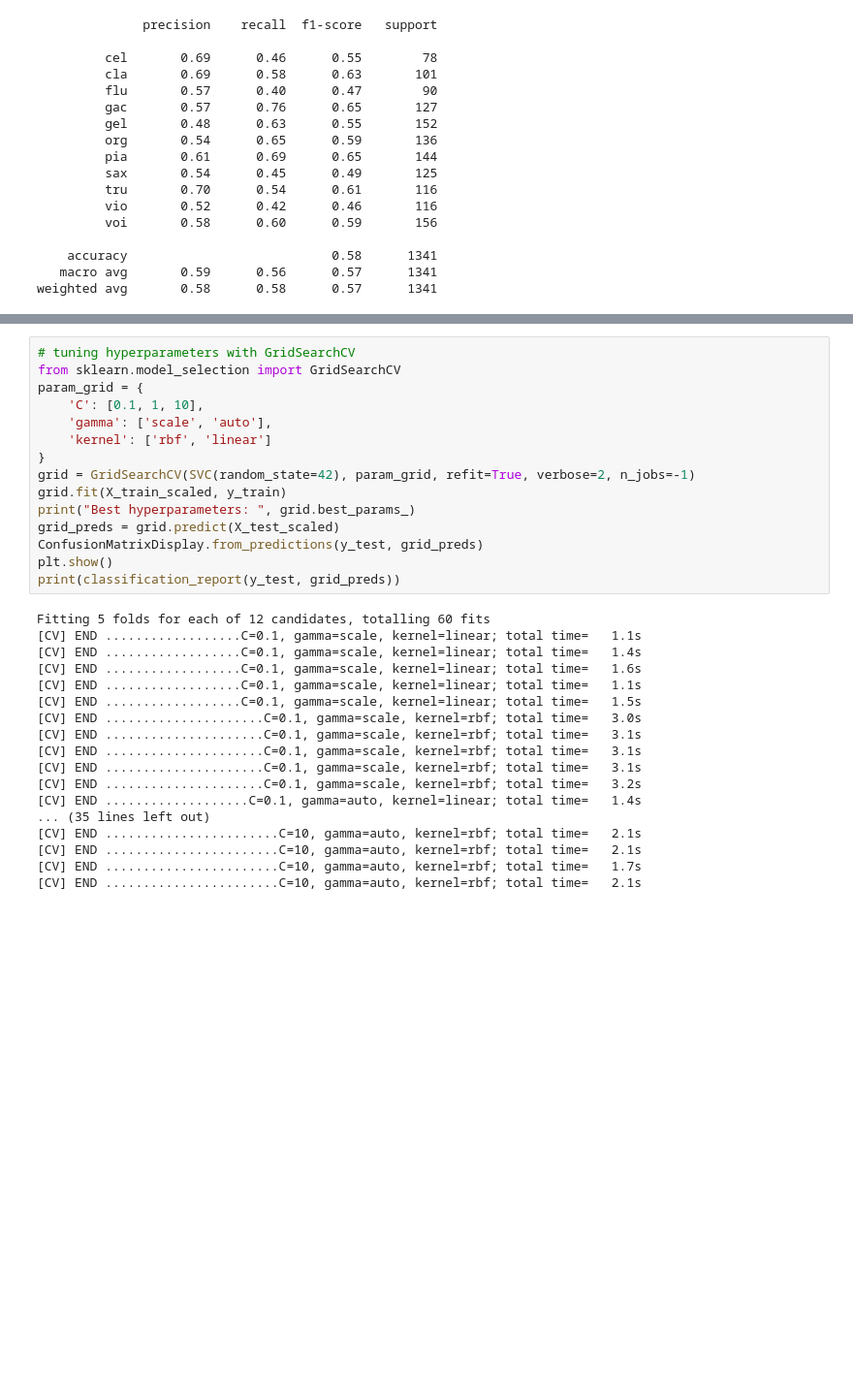
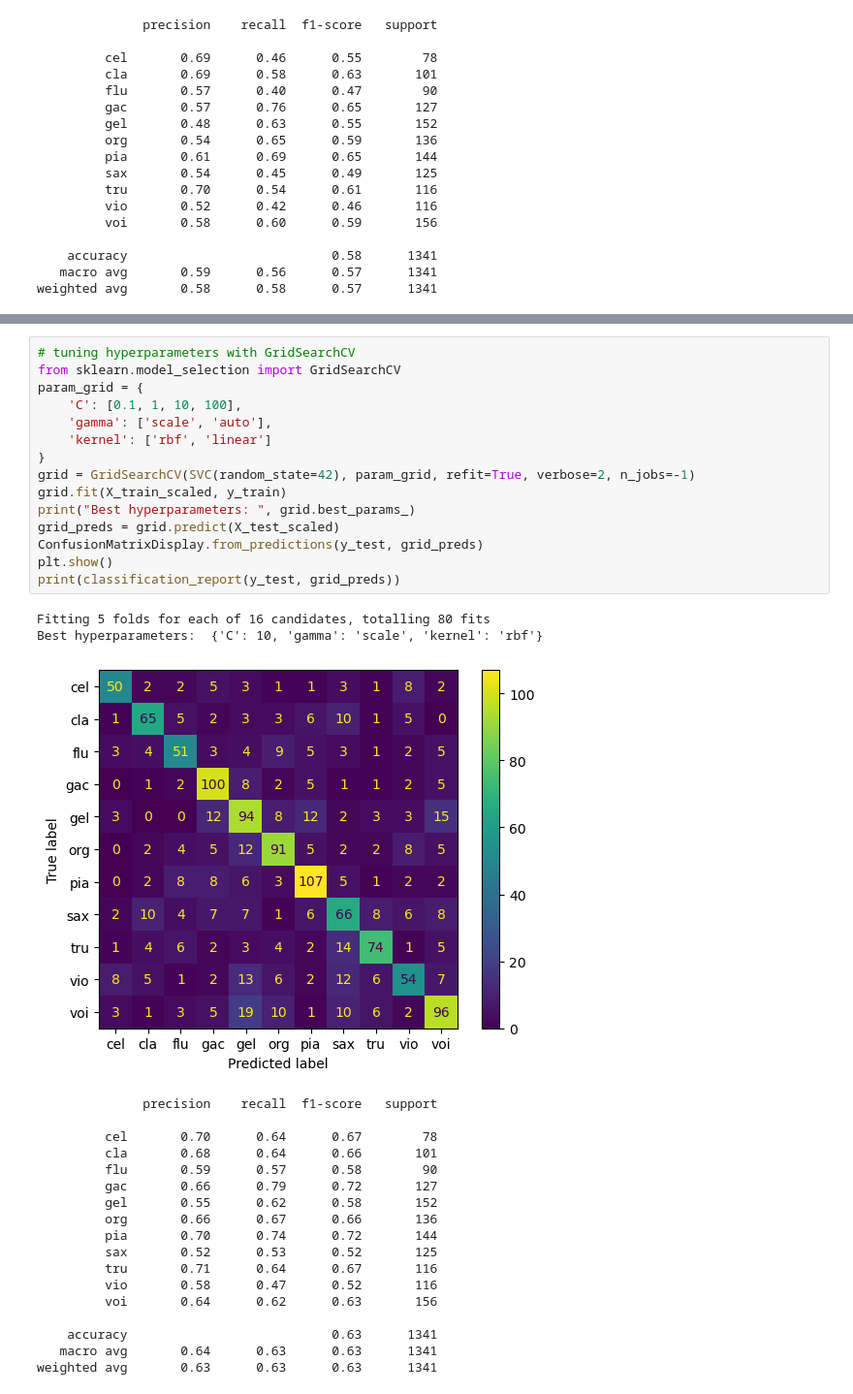
Before and after one commit to matgaj/pum_projekt1, a Jupyter notebook: openSMILE_feature_extraction/classification_opensmile.ipynb, the cells around one changed output, grey strips where cells are left out. Shown at 97% size. Saved outputs shown, nothing was run; the diff lists cells and outputs as text; blank space fills up the shorter version.

```diff
--- a/openSMILE_feature_extraction/classification_opensmile.ipynb
+++ b/openSMILE_feature_extraction/classification_opensmile.ipynb
@@ -147,33 +147,36 @@ weighted avg       0.58      0.58      0.57      1341
 # %%
 # tuning hyperparameters with GridSearchCV
 from sklearn.model_selection import GridSearchCV
 param_grid = {
-    'C': [0.1, 1, 10],
+    'C': [0.1, 1, 10, 100],
     'gamma': ['scale', 'auto'],
     'kernel': ['rbf', 'linear']
 }
 grid = GridSearchCV(SVC(random_state=42), param_grid, refit=True, verbose=2, n_jobs=-1)
 grid.fit(X_train_scaled, y_train)
 print("Best hyperparameters: ", grid.best_params_)
 grid_preds = grid.predict(X_test_scaled)
 ConfusionMatrixDisplay.from_predictions(y_test, grid_preds)
 plt.show()
 print(classification_report(y_test, grid_preds))
 # %% [output]
-Fitting 5 folds for each of 12 candidates, totalling 60 fits
-[CV] END ..................C=0.1, gamma=scale, kernel=linear; total time=   1.1s
-[CV] END ..................C=0.1, gamma=scale, kernel=linear; total time=   1.4s
-[CV] END ..................C=0.1, gamma=scale, kernel=linear; total time=   1.6s
-[CV] END ..................C=0.1, gamma=scale, kernel=linear; total time=   1.1s
-[CV] END ..................C=0.1, gamma=scale, kernel=linear; total time=   1.5s
-[CV] END .....................C=0.1, gamma=scale, kernel=rbf; total time=   3.0s
-[CV] END .....................C=0.1, gamma=scale, kernel=rbf; total time=   3.1s
-[CV] END .....................C=0.1, gamma=scale, kernel=rbf; total time=   3.1s
-[CV] END .....................C=0.1, gamma=scale, kernel=rbf; total time=   3.1s
-[CV] END .....................C=0.1, gamma=scale, kernel=rbf; total time=   3.2s
-[CV] END ...................C=0.1, gamma=auto, kernel=linear; total time=   1.4s
-... (35 lines left out)
-[CV] END .......................C=10, gamma=auto, kernel=rbf; total time=   2.1s
-[CV] END .......................C=10, gamma=auto, kernel=rbf; total time=   2.1s
-[CV] END .......................C=10, gamma=auto, kernel=rbf; total time=   1.7s
-[CV] END .......................C=10, gamma=auto, kernel=rbf; total time=   2.1s
+Fitting 5 folds for each of 16 candidates, totalling 80 fits
+Best hyperparameters:  {'C': 10, 'gamma': 'scale', 'kernel': 'rbf'}
+[figure, added]
+              precision    recall  f1-score   support
+
+         cel       0.70      0.64      0.67        78
+         cla       0.68      0.64      0.66       101
+         flu       0.59      0.57      0.58        90
+         gac       0.66      0.79      0.72       127
+         gel       0.55      0.62      0.58       152
+         org       0.66      0.67      0.66       136
+         pia       0.70      0.74      0.72       144
+         sax       0.52      0.53      0.52       125
+         tru       0.71      0.64      0.67       116
+         vio       0.58      0.47      0.52       116
+         voi       0.64      0.62      0.63       156
+
+    accuracy                           0.63      1341
+   macro avg       0.64      0.63      0.63      1341
+weighted avg       0.63      0.63      0.63      1341
```
Also changed, not shown: parts of 3 cells of this notebook, 1 other file.
